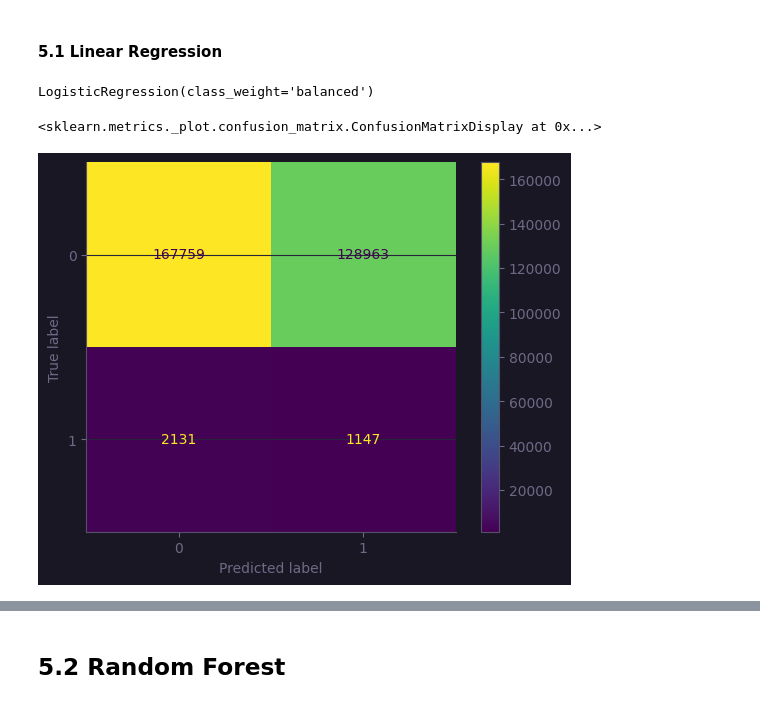
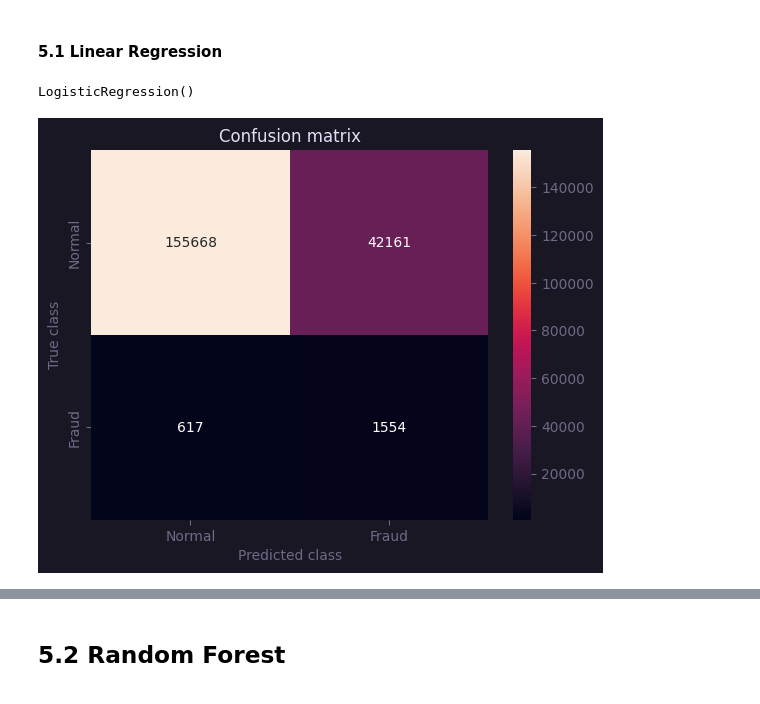
Before and after one commit to rcwylie/Fraudulent_payments, a Jupyter notebook: n_Code.ipynb, the cells around one changed output, grey strips where cells are left out. Drawn from its saved outputs; the diff is of its cells as text; code cells hidden in the pictures.

```diff
--- a/n_Code.ipynb
+++ b/n_Code.ipynb
@@ -481,0 +546,6 @@ X_test_tf = X_test[top_info_features]
+# %%
+smote = SMOTE(sampling_strategy= 0.9,random_state=0)
+X_train_smote, y_train_smote = smote.fit_resample(X_train, y_train)
+
+print('Distribution of label values before applying SMOTE:\n',pd.Series(y_train).value_counts())
+print('Distribution of label values after applying SMOTE:\n',pd.Series(y_train_smote).value_counts())
@@ -484,4 +565,4 @@ X_test_tf = X_test[top_info_features]
 # %%
 from sklearn import preprocessing
 from sklearn.linear_model import LogisticRegression
-lr = LogisticRegression(class_weight='balanced')
+lr = LogisticRegression()
@@ -491,20 +569,23 @@ X_train_minmax = min_max_scaler.fit_transform(X_train_smote_c)
 # %%
-lr.fit(X_train_minmax, y_train_smote)
+lr.fit(X_train_smote, y_train_smote)
 # %% [output]
-LogisticRegression(class_weight='balanced')
+LogisticRegression()
 # %%
-lr_pred = lr.predict(X_test_c)
+lr_pred = lr.predict(X_test)
 # %%
 from sklearn.metrics import confusion_matrix, ConfusionMatrixDisplay, accuracy_score, classification_report, auc
 
+LABELS = ['Normal', 'Fraud']
+
 lr_matrix = confusion_matrix(y_test,lr_pred)
+sns.heatmap(lr_matrix, xticklabels=LABELS,
+            yticklabels=LABELS, annot=True, fmt="d");
+plt.title("Confusion matrix")
+plt.ylabel('True class')
+plt.xlabel('Predicted class')
+plt.show()
+# %% [output]
+[figure, added]
-# %%
-disp = ConfusionMatrixDisplay(lr_matrix)
-
-disp.plot()
-# %% [output]
-<sklearn.metrics._plot.confusion_matrix.ConfusionMatrixDisplay at 0x...>
-[figure, removed]
 # %%
 accuracy_score(y_test,lr_pred)
 # %% [output]
```
Also changed, not shown: parts of 33 cells of this notebook.
